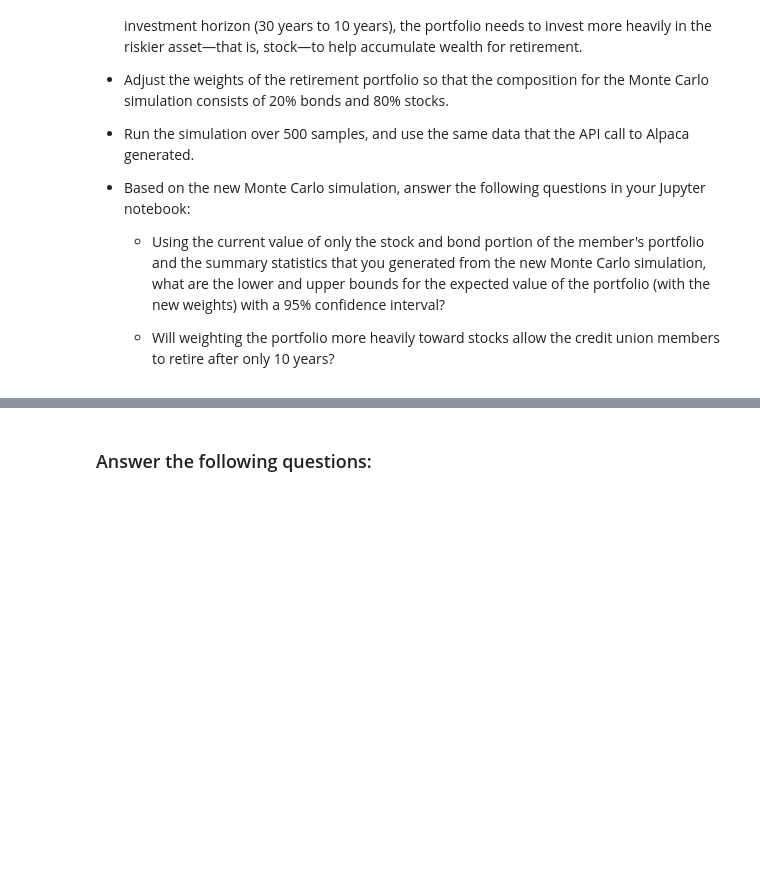
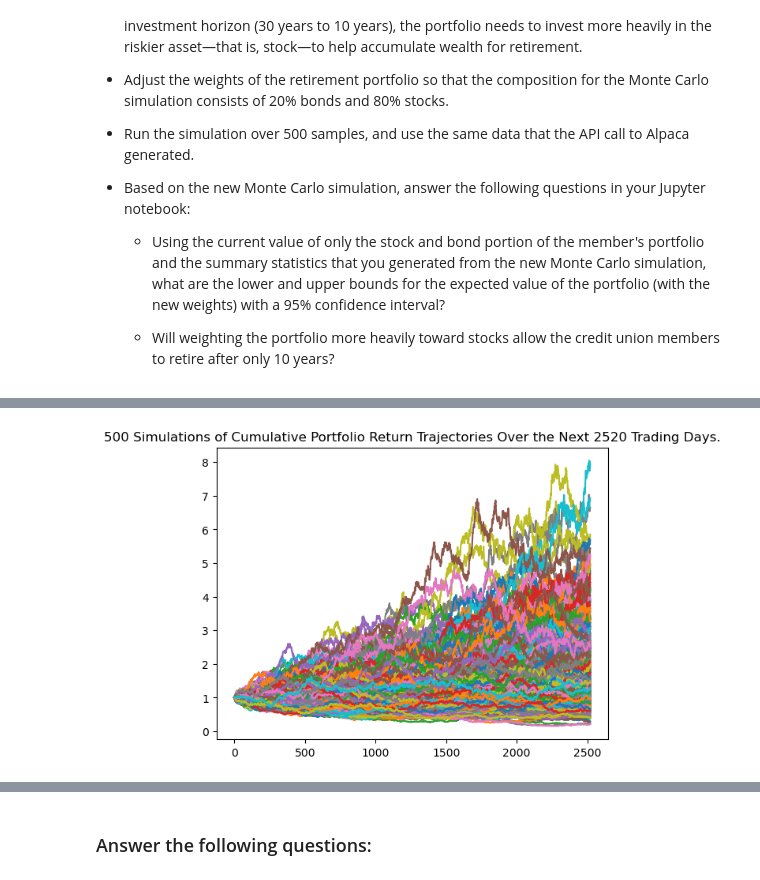
Before and after one commit to nielsdehaan1977/Fintech_Module5, a Jupyter notebook: financial_planning_tools.ipynb, the cells around one changed output, grey strips where cells are left out. Cells and saved outputs as stored; diff of their text form; code cells hidden in the pictures; blank space fills up the shorter version.

```diff
--- a/financial_planning_tools.ipynb
+++ b/financial_planning_tools.ipynb
@@ -520,7 +605,12 @@ For this new Monte Carlo simulation, do the following:
 # Configure a Monte Carlo simulation to forecast 10 years cumulative returns
 # The weights should be split 20% to AGG and 80% to SPY.
 # Run 500 samples.
-# YOUR CODE HERE
+MC_SPY_weight_80_10Y = MCSimulation(
+    portfolio_data = prices_df_mc,
+    weights = [.20,.80],
+    num_simulation = 500,
+    num_trading_days = 252*10
+)
 
 # Review the simulation input data
-# YOUR CODE HERE
+MC_SPY_weight_80_10Y.portfolio_data.head()
@@ -530,7 +653,9 @@ For this new Monte Carlo simulation, do the following:
 # %%
 # Visualize the 10-year Monte Carlo simulation by creating an
 # overlay line plot
-# YOUR CODE HERE
+SPY_weight_80_10Y_line_plot = MC_SPY_weight_80_10Y.plot_simulation()
+# %% [output]
+[figure, added]
 # %%
 # Visualize the probability distribution of the 10-year Monte Carlo simulation
 # by plotting a histogram
```
Also changed, not shown: parts of 28 cells of this notebook, 4 other files.
